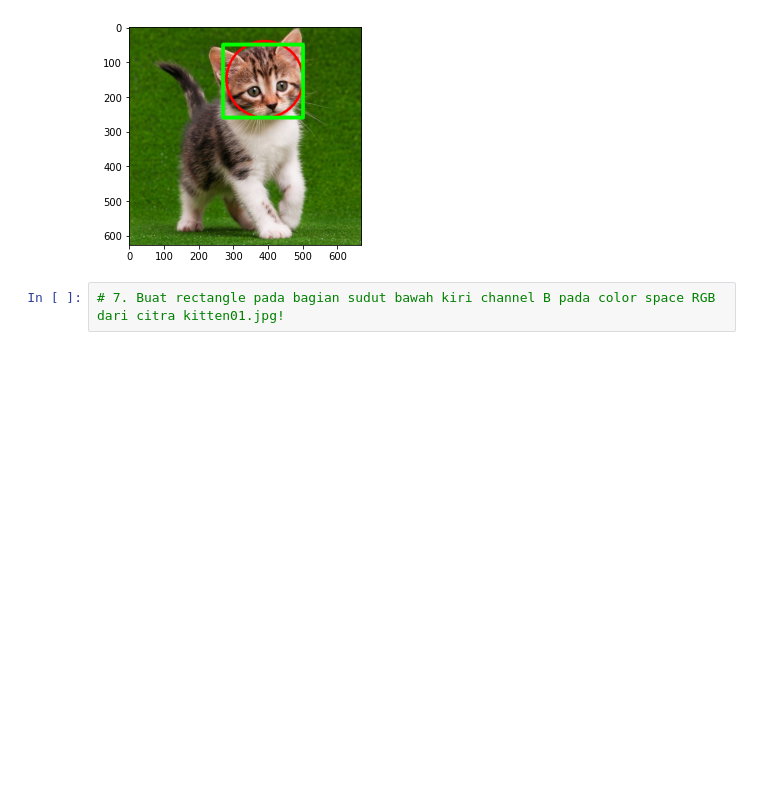
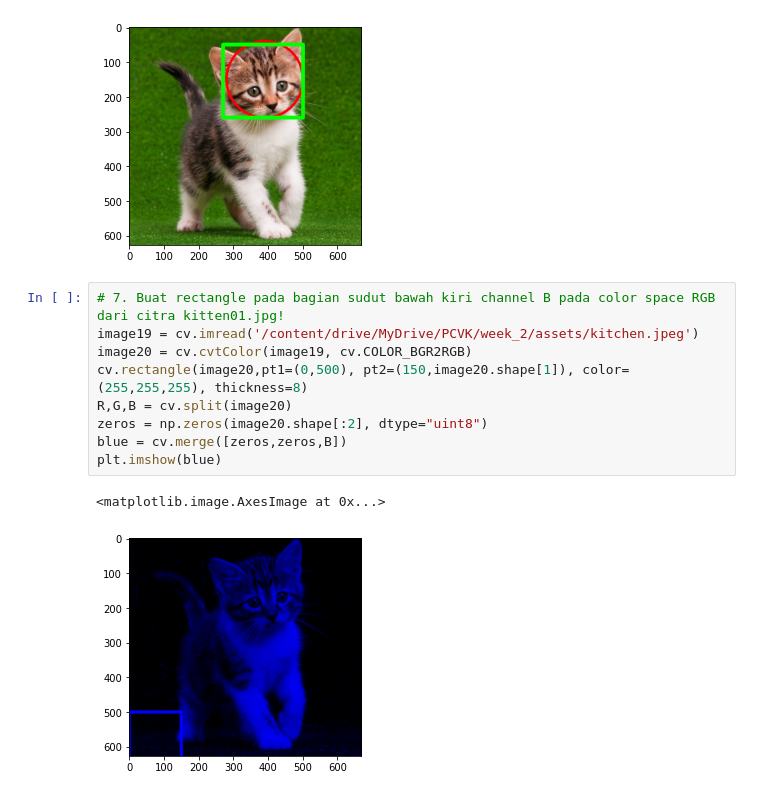
Before and after one commit to syaifuddinzuhri/PCVK_Genap_2022, a Jupyter notebook: week2.ipynb, the cells around one changed output. Cells and saved outputs as stored; diff of their text form; blank space fills up the shorter version.

```diff
--- a/week2.ipynb
+++ b/week2.ipynb
@@ -321,5 +323,15 @@ plt.imshow(image12)
 # %% [output]
 <matplotlib.image.AxesImage at 0x...>
 [figure]
-# %%
-# 7. Buat rectangle pada bagian sudut bawah kiri channel B pada color space RGB dari citra kitten01.jpg!
+# %%
+# 7. Buat rectangle pada bagian sudut bawah kiri channel B pada color space RGB dari citra kitten01.jpg!
+image19 = cv.imread('/content/drive/MyDrive/PCVK/week_2/assets/kitchen.jpeg')
+image20 = cv.cvtColor(image19, cv.COLOR_BGR2RGB)
+cv.rectangle(image20,pt1=(0,500), pt2=(150,image20.shape[1]), color=(255,255,255), thickness=8)
+R,G,B = cv.split(image20)
+zeros = np.zeros(image20.shape[:2], dtype="uint8")
+blue = cv.merge([zeros,zeros,B])
+plt.imshow(blue)
+# %% [output]
+<matplotlib.image.AxesImage at 0x...>
+[figure, added]
```
Also changed, not shown: parts of 5 cells of this notebook.
